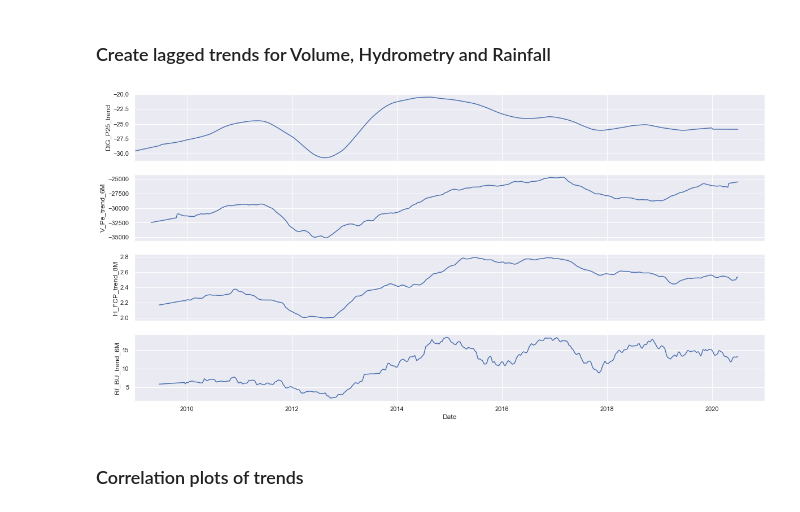
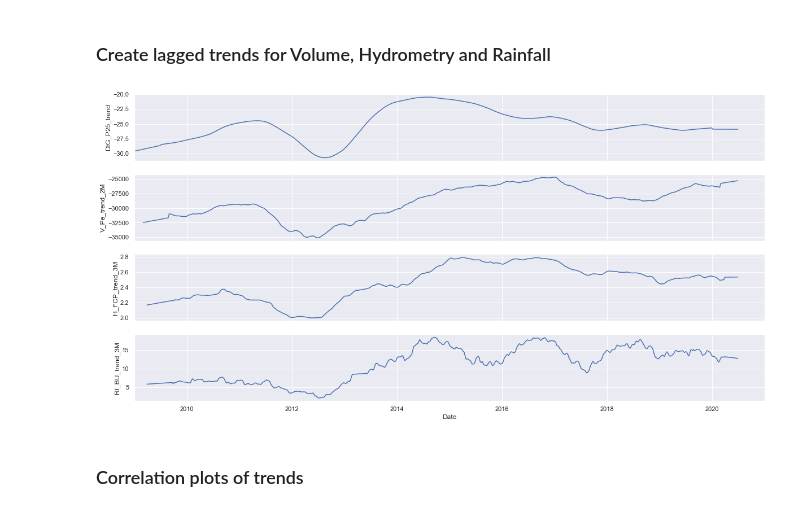
Before and after one commit to mfriebel/waterlevel_prediction, a Jupyter notebook: eda_Petrignano_2.ipynb, the cells around one changed output. Drawn from its saved outputs; the diff is of its cells as text; code cells hidden in the pictures.

```diff
--- a/eda_Petrignano_2.ipynb
+++ b/eda_Petrignano_2.ipynb
@@ -181,13 +183,13 @@ eda.plot_all_decomposed_trends(df_weekly, 52, '2009-01-01', '2021-01-01')
 # %% [markdown]
 ### Create lagged trends for Volume, Hydrometry and Rainfall
 # %%
-df_decomposed['V_Pe_trend_4M'] = df_decomposed['V_Pe_trend'].shift(4*4)
-df_decomposed['H_FCP_trend_6M'] = df_decomposed['H_FCP_trend'].shift(6*4)
-df_decomposed['Rf_BU_trend_6M'] = df_decomposed['Rf_BU_trend'].shift(6*4)
+df_decomposed['V_Pe_trend_2M'] = df_decomposed['V_Pe_trend'].shift(2*4)
+df_decomposed['H_FCP_trend_3M'] = df_decomposed['H_FCP_trend'].shift(3*4)
+df_decomposed['Rf_BU_trend_3M'] = df_decomposed['Rf_BU_trend'].shift(3*4)
 # %%
-eda.plot_time_series(df_decomposed[['DtG_P25_trend', 'V_Pe_trend_4M', 'H_FCP_trend_6M', 'Rf_BU_trend_6M']],'2009-01-01', '2021-01-01' ,plotsize=(20,10))
+eda.plot_time_series(df_decomposed[['DtG_P25_trend', 'V_Pe_trend_2M', 'H_FCP_trend_3M', 'Rf_BU_trend_3M']],'2009-01-01', '2021-01-01' ,plotsize=(20,10))
 # %% [output]
-[figure, old version]
+[figure, new version]
 # %% [markdown]
 ### Correlation plots of trends
 # %%
```
Also changed, not shown: parts of 57 cells of this notebook.
